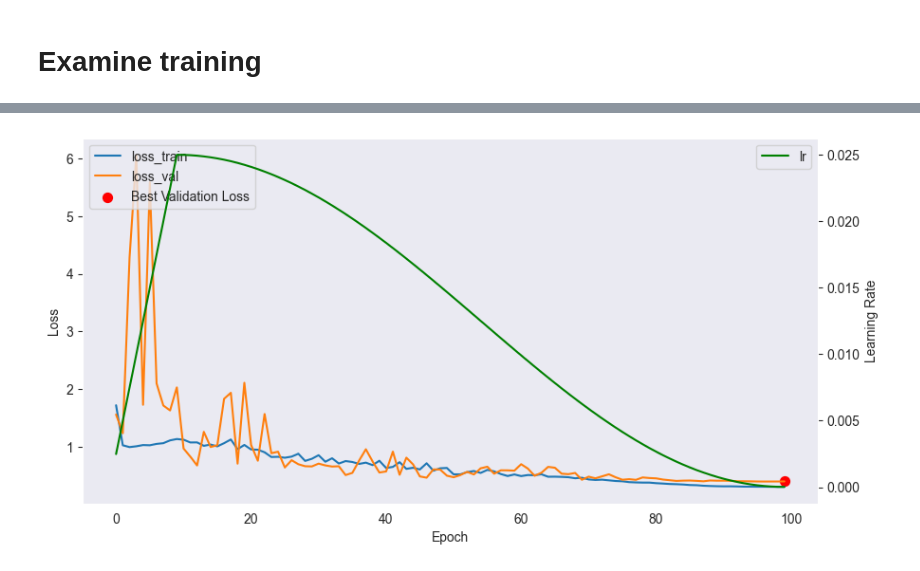
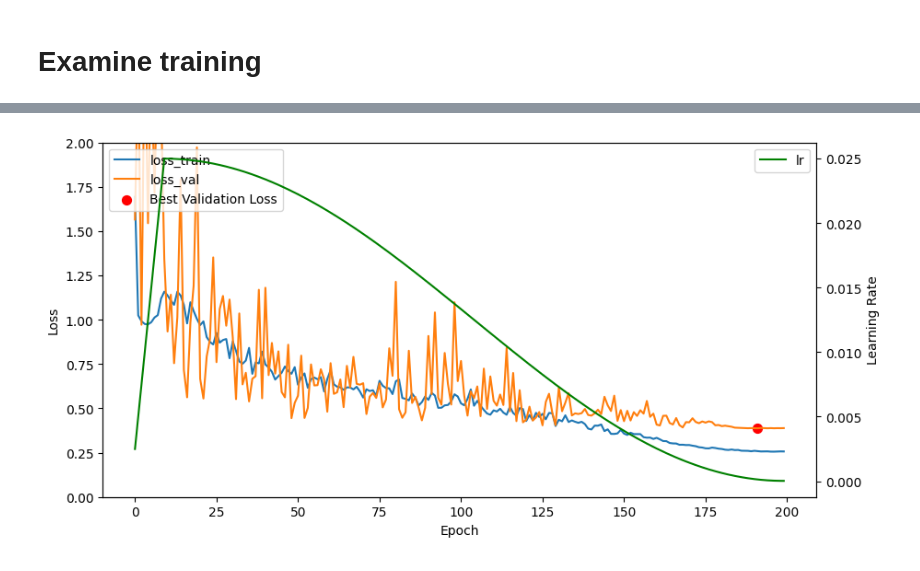
Before and after one commit to Theaublanchard/DLMI, a Jupyter notebook: Challenge/explore.ipynb, the cells around one changed output, grey strips where cells are left out. Saved outputs shown, nothing was run; the diff lists cells and outputs as text; code cells hidden in the pictures.

```diff
--- a/Challenge/explore.ipynb
+++ b/Challenge/explore.ipynb
@@ -304,20 +322,38 @@ loss = validate_one_epoch(model, ckpt["epoch"], criterion, val_loader, gpu)
 # %% [markdown]
 # Examine training
 # %%
-exp_dir = os.path.join('.', 'exp')
+import os
+import torch
+import pandas as pd
+import numpy as np
+import matplotlib.pyplot as plt
+
+exp_dir = os.path.join('.', 'exp2')
 stats_path = os.path.join(exp_dir, 'stats.txt')
-best_val_path = os.path.join(exp_dir, 'model.pth')
-# best_val_path = os.path.join(exp_dir, 'model_val.pth')
+# best_val_path = os.path.join(exp_dir, 'model.pth')
+best_val_path = os.path.join(exp_dir, 'model_val.pth')
 # %%
 ckpt = torch.load(best_val_path, map_location="cpu")
 start_epoch = ckpt["epoch"]
 best_epoch = ckpt["epoch"]
 best_val_loss = ckpt["loss_val"]
 # %%
+import datetime
+
 dict_list = []
+tot_time = 0
+t0 = 0
 with open(stats_path, 'r') as stats_file:
     for line in stats_file:
         # print(line)
         if line[0] == '{':
-
-            dict_list.append(eval(line))
+            curr_dict = eval(line)
+            t = curr_dict['time']
+            if t>t0:
+                tot_time += t-t0
+                t0 = t
+            else :
+                t0 = t
+                tot_time += t
+            dict_list.append(curr_dict)
+print("Total training time: ", datetime.timedelta(seconds=tot_time))
@@ -345,16 +378,16 @@ df
 # %%
 fig, (ax0) = plt.subplots(1,1, figsize=(10,5))
-df.plot(y=['loss_train', 'loss_val'], ax=ax0)
+df[["loss_train","loss_val"]].rolling(1).mean().plot(ax=ax0)
 ax0.scatter(best_epoch-1, best_val_loss, color='r', marker='.',s=200, label='Best Validation Loss')
 ax0.set_ylabel("Loss")
 ax0.legend()
+plt.ylim(0,2)
 ax1 = ax0.twinx()
 df.plot(y=['lr'], ax=ax1, color='g')
 ax0.legend(loc = 'upper left')
 ax1.legend(loc = 'upper right')
 ax0.set_xlabel("Epoch")
 ax1.set_ylabel("Learning Rate")
-
 plt.show()
 # %% [output]
-[figure, old version]
+[figure, new version]
```
Also changed, not shown: parts of 6 cells of this notebook, 2 other files.
